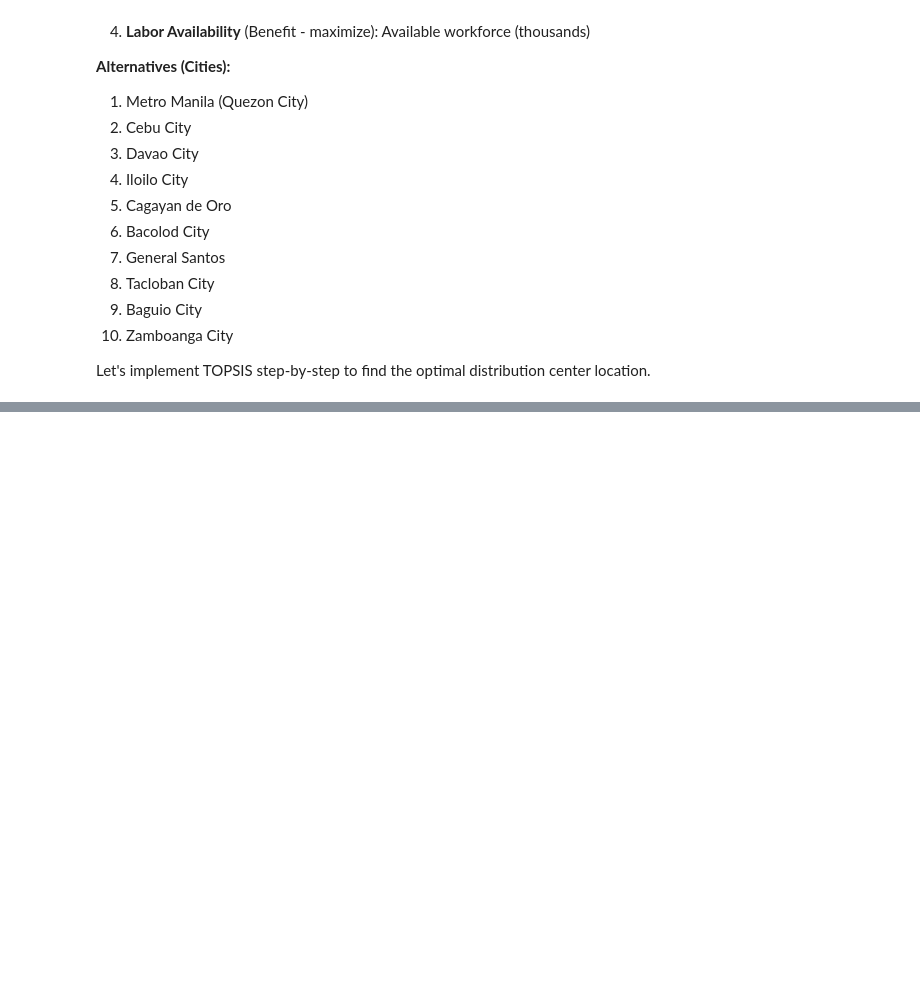
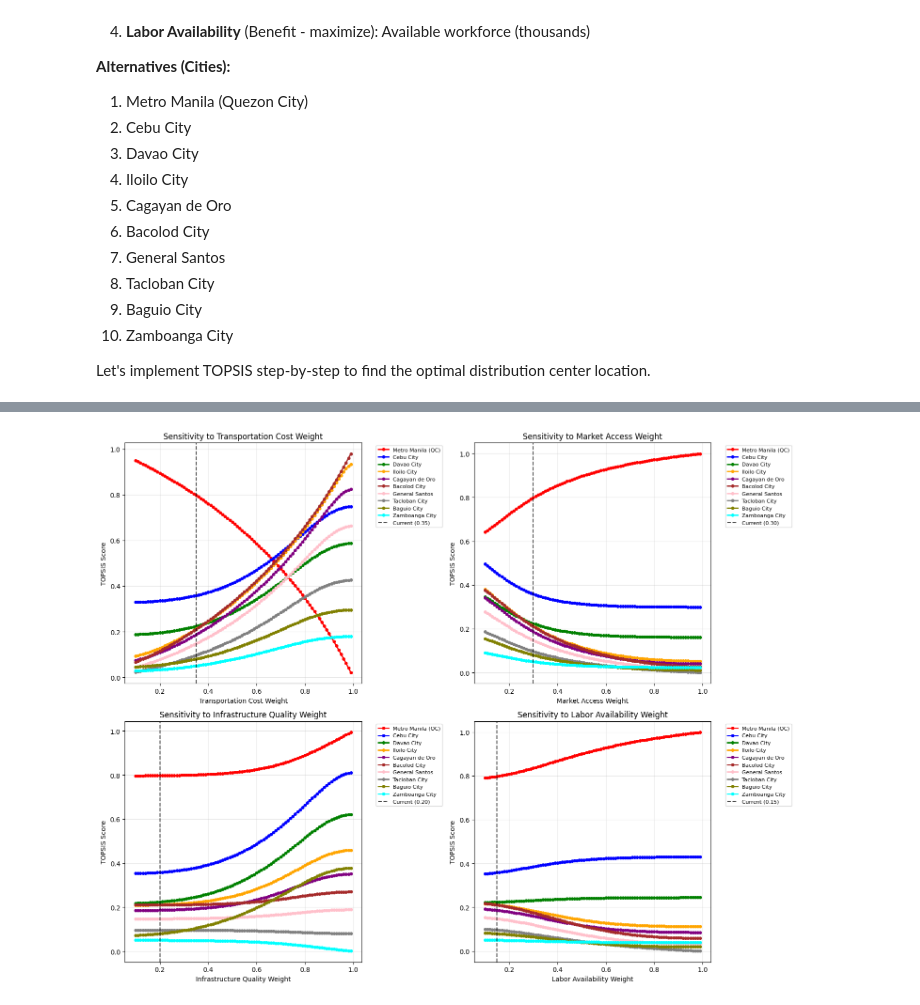
Before and after one commit to HecBanda/mcdm, a Jupyter notebook: notebooks/ntbk8 - TOPSIS.ipynb, the cells around one changed output, grey strips where cells are left out. Cells and saved outputs as stored; diff of their text form; code cells hidden in the pictures; blank space fills up the shorter version.

```diff
--- a/notebooks/ntbk8 - TOPSIS.ipynb
+++ b/notebooks/ntbk8 - TOPSIS.ipynb
@@ -363,0 +586,60 @@ print(results_df)
+# %%
+# Create subplots for each criterion
+fig, axes = plt.subplots(2, 2, figsize=(15, 12))
+axes = axes.flatten()
+
+criterion_names = list(sensitivity_data.keys())
+colors = [
+    "red",
+    "blue",
+    "green",
+    "orange",
+    "purple",
+    "brown",
+    "pink",
+    "gray",
+    "olive",
+    "cyan",
+]
+
+for idx, criterion_name in enumerate(criterion_names):
+    ax = axes[idx]
+    results = sensitivity_data[criterion_name]
+
+    # Plot TOPSIS scores for each alternative
+    for i, alternative in enumerate(alternatives):
+        scores = [result["All_Scores"][i] for result in results]
+        weights_tested = [result["Weight"] for result in results]
+        ax.plot(
+            weights_tested,
+            scores,
+            marker="o",
+            label=alternative,
+            color=colors[i % len(colors)],
+            linewidth=2,
+            markersize=4,
+        )
+
+    # Mark current weight
+    current_weight_idx = list(criteria).index(
+        [c for c in criteria if criterion_name in c][0]
+    )
+    current_weight = weights[current_weight_idx]
+    ax.axvline(
+        x=current_weight,
+        color="black",
+        linestyle="--",
+        label=f"Current ({current_weight:.2f})",
+        alpha=0.7,
+    )
+
+    ax.set_xlabel(f"{criterion_name} Weight")
+    ax.set_ylabel("TOPSIS Score")
+    ax.set_title(f"Sensitivity to {criterion_name} Weight")
+    ax.grid(True, alpha=0.3)
+    ax.legend(bbox_to_anchor=(1.05, 1), loc="upper left", fontsize=8)
+
+plt.tight_layout()
+plt.show()
+# %% [output]
+[figure, added]
```
Also changed, not shown: parts of 8 cells of this notebook, 1 other file.
